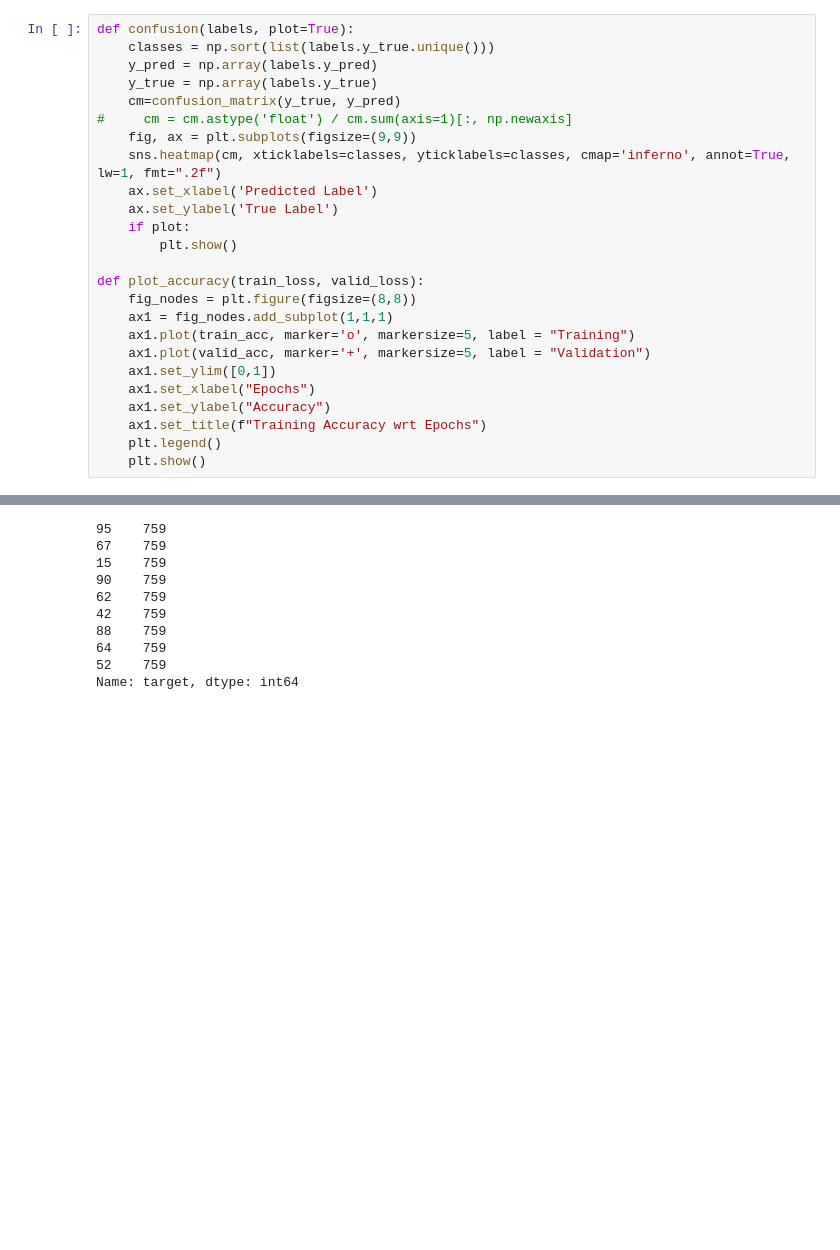
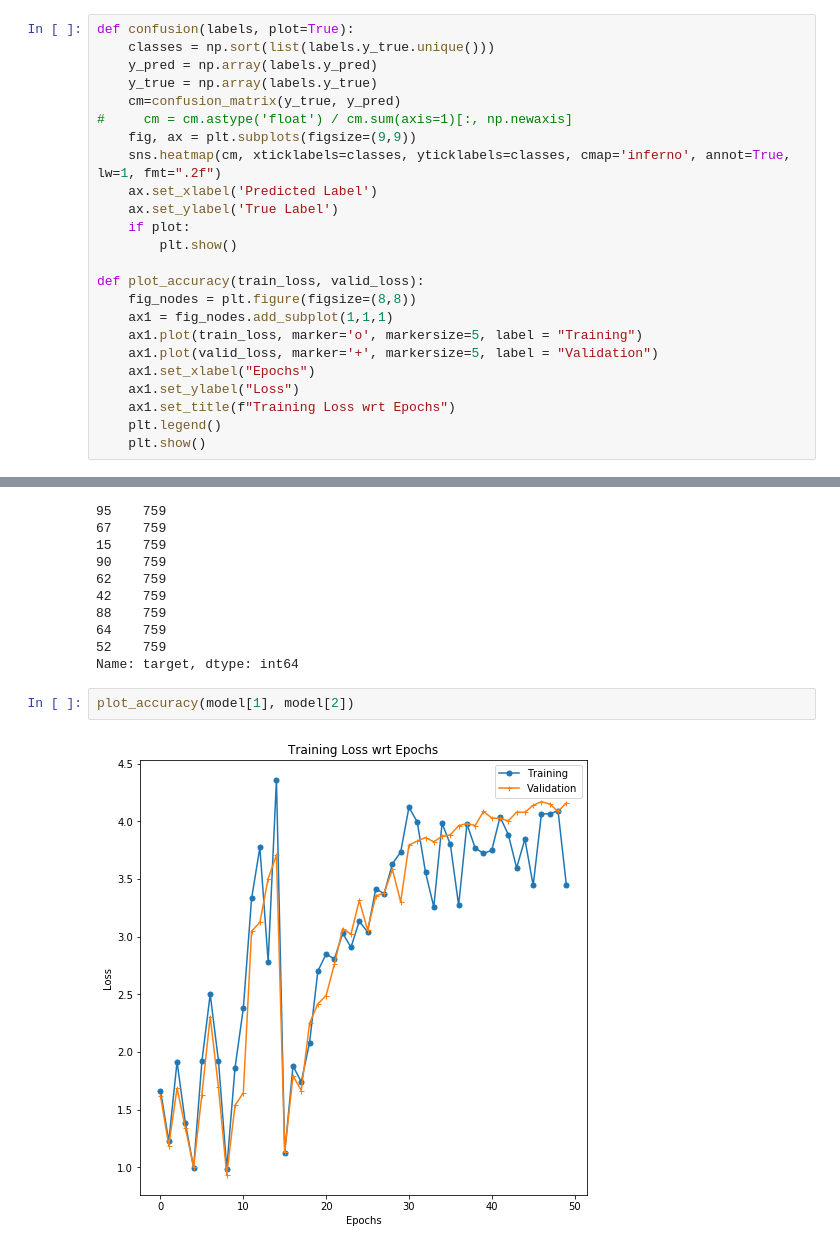
Before and after one commit to samdreed21/MLProject2018, a Jupyter notebook: LSTM_RNN.ipynb, the cells around one changed output, grey strips where cells are left out. Saved outputs shown, nothing was run; the diff lists cells and outputs as text; blank space fills up the shorter version.

```diff
--- a/LSTM_RNN.ipynb
+++ b/LSTM_RNN.ipynb
@@ -252,12 +263,11 @@ def confusion(labels, plot=True):
 def plot_accuracy(train_loss, valid_loss):
     fig_nodes = plt.figure(figsize=(8,8))
     ax1 = fig_nodes.add_subplot(1,1,1)
-    ax1.plot(train_acc, marker='o', markersize=5, label = "Training")
-    ax1.plot(valid_acc, marker='+', markersize=5, label = "Validation")
-    ax1.set_ylim([0,1])
+    ax1.plot(train_loss, marker='o', markersize=5, label = "Training")
+    ax1.plot(valid_loss, marker='+', markersize=5, label = "Validation")
     ax1.set_xlabel("Epochs")
-    ax1.set_ylabel("Accuracy")
-    ax1.set_title(f"Training Accuracy wrt Epochs")
+    ax1.set_ylabel("Loss")
+    ax1.set_title(f"Training Loss wrt Epochs")
     plt.legend()
     plt.show()
 # %%
@@ -281,3 +291,7 @@ up_sample(ddf_far_away_train)["target"].value_counts()
 64    759
 52    759
 Name: target, dtype: int64
+# %%
+plot_accuracy(model[1], model[2])
+# %% [output]
+[figure, added]
```
Also changed, not shown: parts of 6 cells of this notebook.
